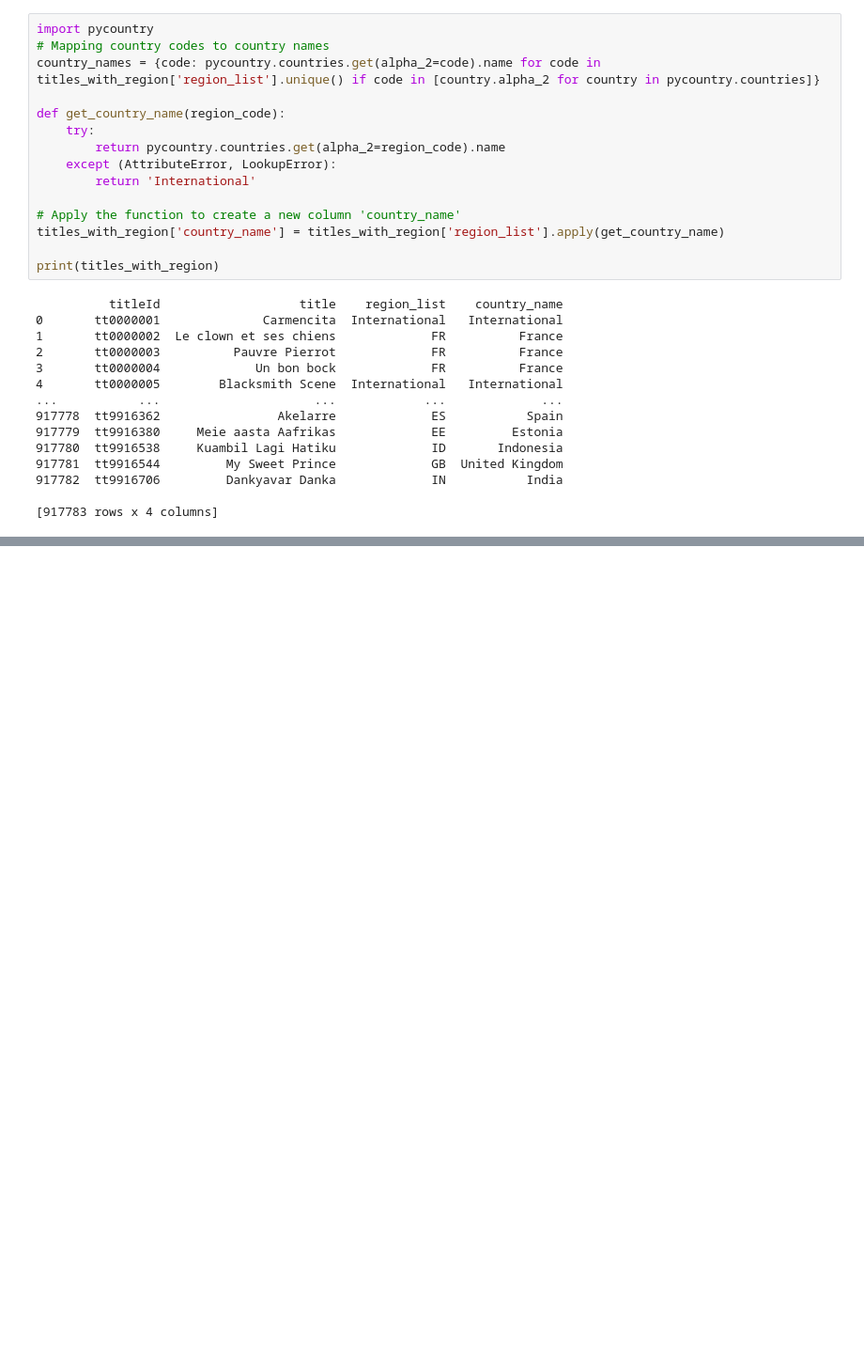
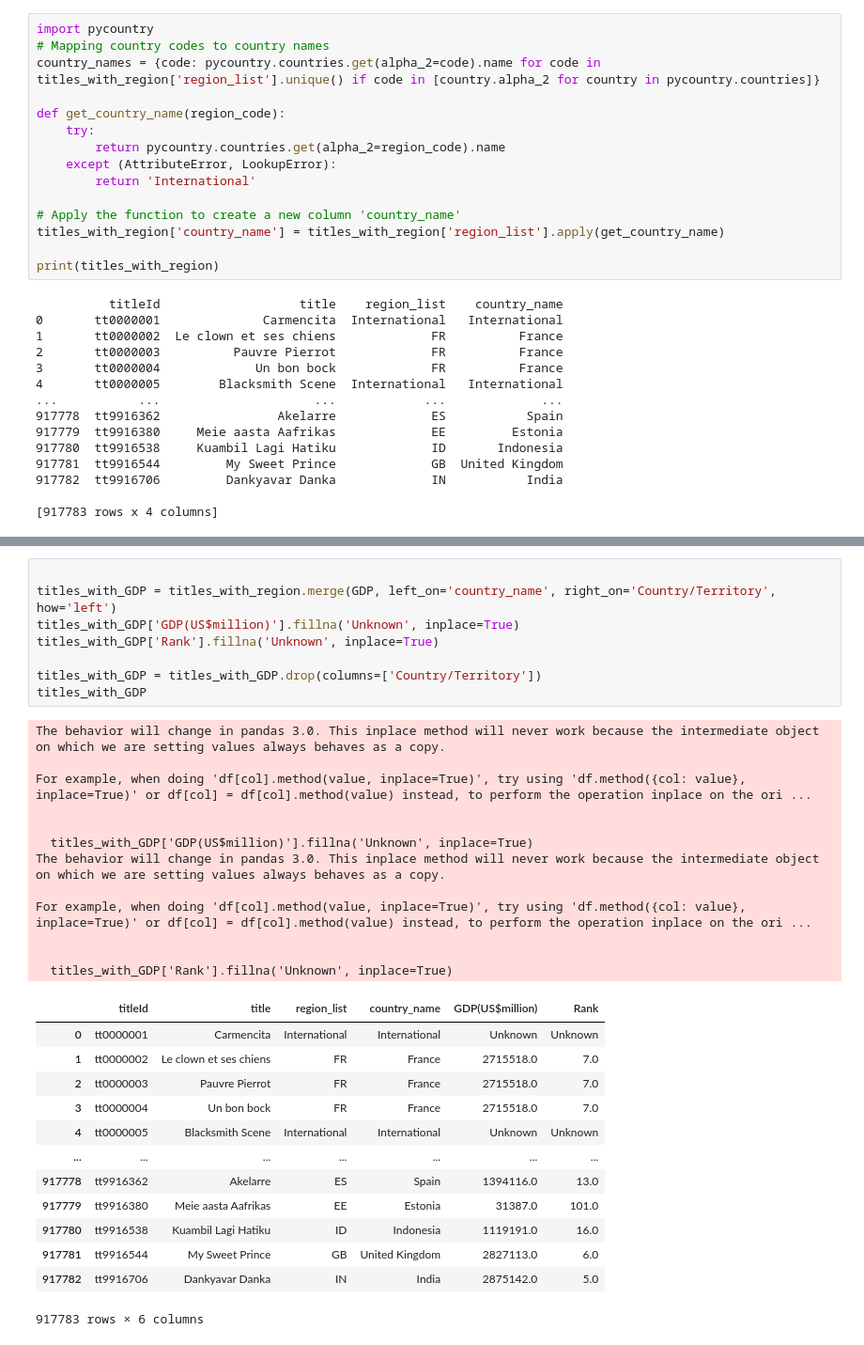
Before and after one commit to zorndog/Python-Project, a Jupyter notebook: Untitled.ipynb, the cells around one changed output, grey strips where cells are left out. Shown at 94% size. Drawn from its saved outputs; the diff is of its cells as text; blank space fills up the shorter version.

```diff
--- a/Untitled.ipynb
+++ b/Untitled.ipynb
@@ -162 +188,35 @@ merged_list[merged_list['title'] == 'Carmencita']
+# %%
+
+titles_with_GDP = titles_with_region.merge(GDP, left_on='country_name', right_on='Country/Territory', how='left')
+titles_with_GDP['GDP(US$million)'].fillna('Unknown', inplace=True)
+titles_with_GDP['Rank'].fillna('Unknown', inplace=True)
+
+titles_with_GDP = titles_with_GDP.drop(columns=['Country/Territory'])
+titles_with_GDP
+# %% [output]
+The behavior will change in pandas 3.0. This inplace method will never work because the intermediate object on which we are setting values always behaves as a copy.
+
+For example, when doing 'df[col].method(value, inplace=True)', try using 'df.method({col: value}, inplace=True)' or df[col] = df[col].method(value) instead, to perform the operation inplace on the ori ...
+
+
+  titles_with_GDP['GDP(US$million)'].fillna('Unknown', inplace=True)
+The behavior will change in pandas 3.0. This inplace method will never work because the intermediate object on which we are setting values always behaves as a copy.
+
+For example, when doing 'df[col].method(value, inplace=True)', try using 'df.method({col: value}, inplace=True)' or df[col] = df[col].method(value) instead, to perform the operation inplace on the ori ...
+
+
+  titles_with_GDP['Rank'].fillna('Unknown', inplace=True)
+|  | titleId | title | region_list | country_name | GDP(US$million) | Rank |
+| 0 | tt0000001 | Carmencita | International | International | Unknown | Unknown |
+| 1 | tt0000002 | Le clown et ses chiens | FR | France | 2715518.0 | 7.0 |
+| 2 | tt0000003 | Pauvre Pierrot | FR | France | 2715518.0 | 7.0 |
+| 3 | tt0000004 | Un bon bock | FR | France | 2715518.0 | 7.0 |
+| 4 | tt0000005 | Blacksmith Scene | International | International | Unknown | Unknown |
+| ... | ... | ... | ... | ... | ... | ... |
+| 917778 | tt9916362 | Akelarre | ES | Spain | 1394116.0 | 13.0 |
+| 917779 | tt9916380 | Meie aasta Aafrikas | EE | Estonia | 31387.0 | 101.0 |
+| 917780 | tt9916538 | Kuambil Lagi Hatiku | ID | Indonesia | 1119191.0 | 16.0 |
+| 917781 | tt9916544 | My Sweet Prince | GB | United Kingdom | 2827113.0 | 6.0 |
+| 917782 | tt9916706 | Dankyavar Danka | IN | India | 2875142.0 | 5.0 |
+917783 rows × 6 columns
 # %%
```
Also changed, not shown: parts of 7 cells of this notebook.
